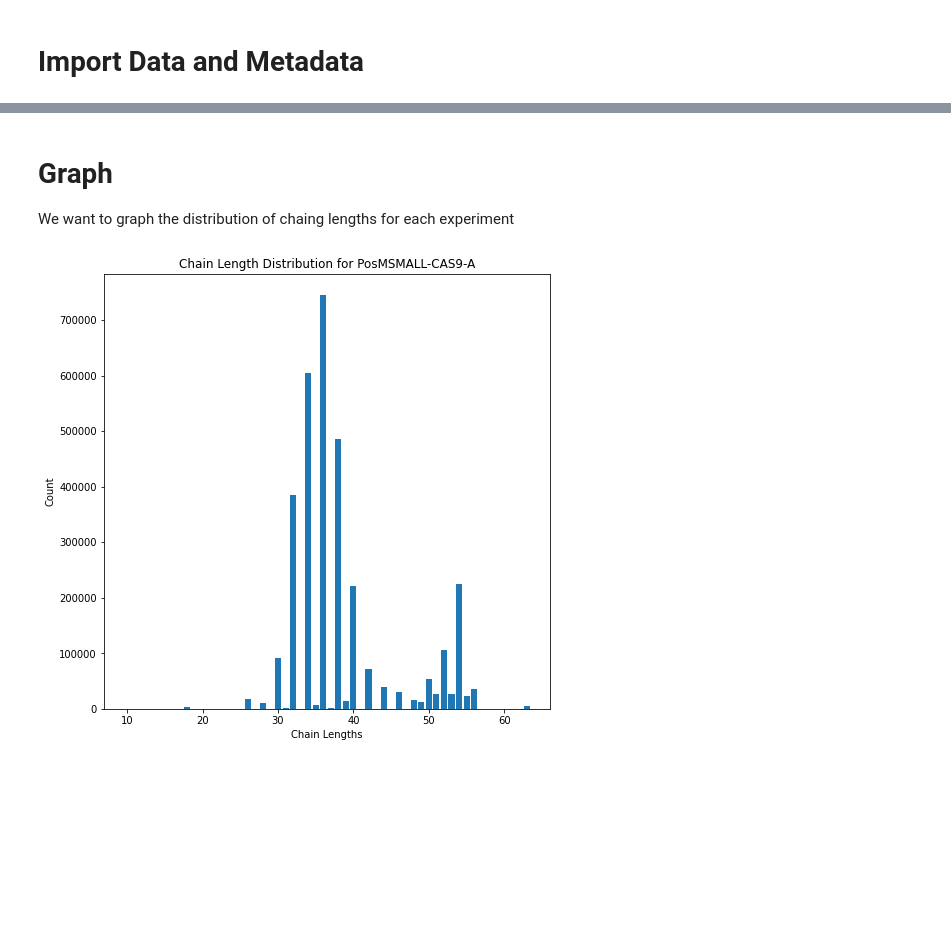
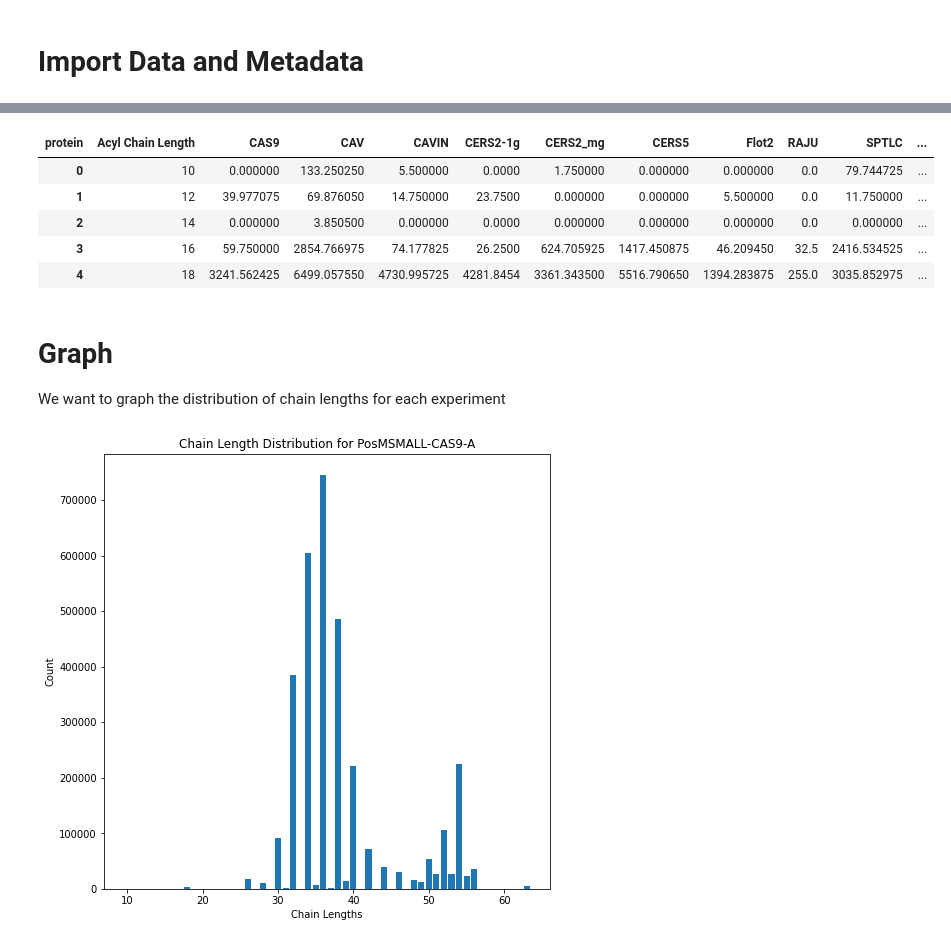
Before and after one commit to hn1902/lipids-proj-new, a Jupyter notebook: chain_length_distribution.ipynb, the cells around one changed output, grey strips where cells are left out. Drawn from its saved outputs; the diff is of its cells as text; code cells hidden in the pictures; blank space fills up the shorter version.

```diff
--- a/chain_length_distribution.ipynb
+++ b/chain_length_distribution.ipynb
@@ -65,6 +54,18 @@ lengths
+# %%
+# get mean chain lengths for each protein
+ptns = lengths.T.reset_index().rename(columns={'index': 'sample'}).merge(df_exps, on='sample')
+ptns = ptns.groupby('protein').mean().T.reset_index().rename(columns={'index':'Acyl Chain Length'})
+ptns.head()
+# %% [output]
+| protein | Acyl Chain Length | CAS9 | CAV | CAVIN | CERS2-1g | CERS2_mg | CERS5 | Flot2 | RAJU | SPTLC | ... |
+| 0 | 10 | 0.000000 | 133.250250 | 5.500000 | 0.0000 | 1.750000 | 0.000000 | 0.000000 | 0.0 | 79.744725 | ... |
+| 1 | 12 | 39.977075 | 69.876050 | 14.750000 | 23.7500 | 0.000000 | 0.000000 | 5.500000 | 0.0 | 11.750000 | ... |
+| 2 | 14 | 0.000000 | 3.850500 | 0.000000 | 0.0000 | 0.000000 | 0.000000 | 0.000000 | 0.0 | 0.000000 | ... |
+| 3 | 16 | 59.750000 | 2854.766975 | 74.177825 | 26.2500 | 624.705925 | 1417.450875 | 46.209450 | 32.5 | 2416.534525 | ... |
+| 4 | 18 | 3241.562425 | 6499.057550 | 4730.995725 | 4281.8454 | 3361.343500 | 5516.790650 | 1394.283875 | 255.0 | 3035.852975 | ... |
 # %% [markdown]
 # Graph
-We want to graph the distribution of chaing lengths for each experiment
+We want to graph the distribution of chain lengths for each experiment
 # %%
 # import modules
 import matplotlib.pyplot as plt
```
Also changed, not shown: parts of 13 cells of this notebook, 4 other files.
